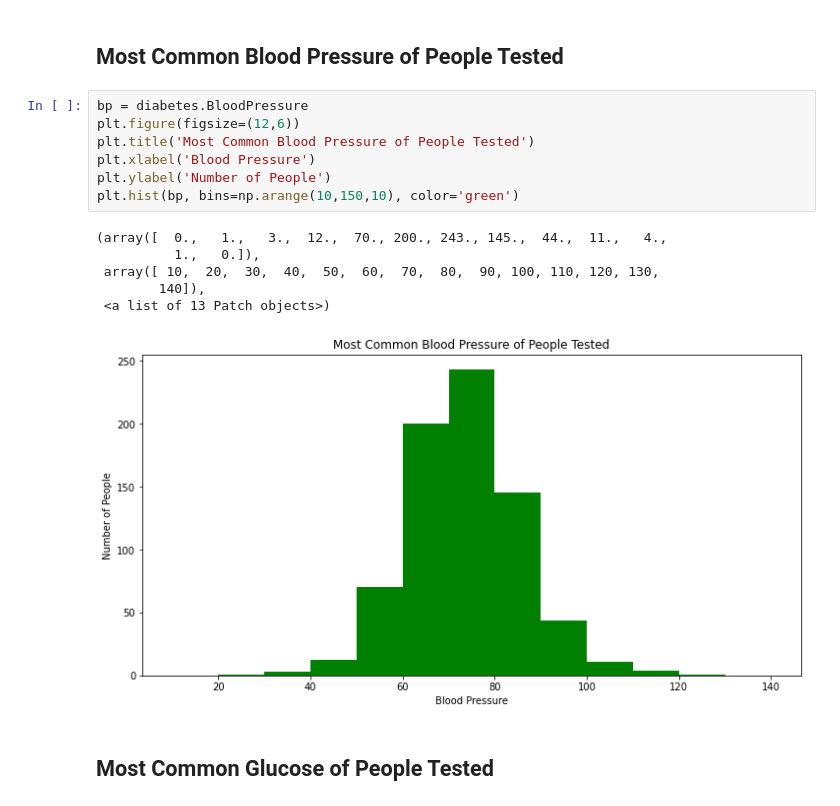
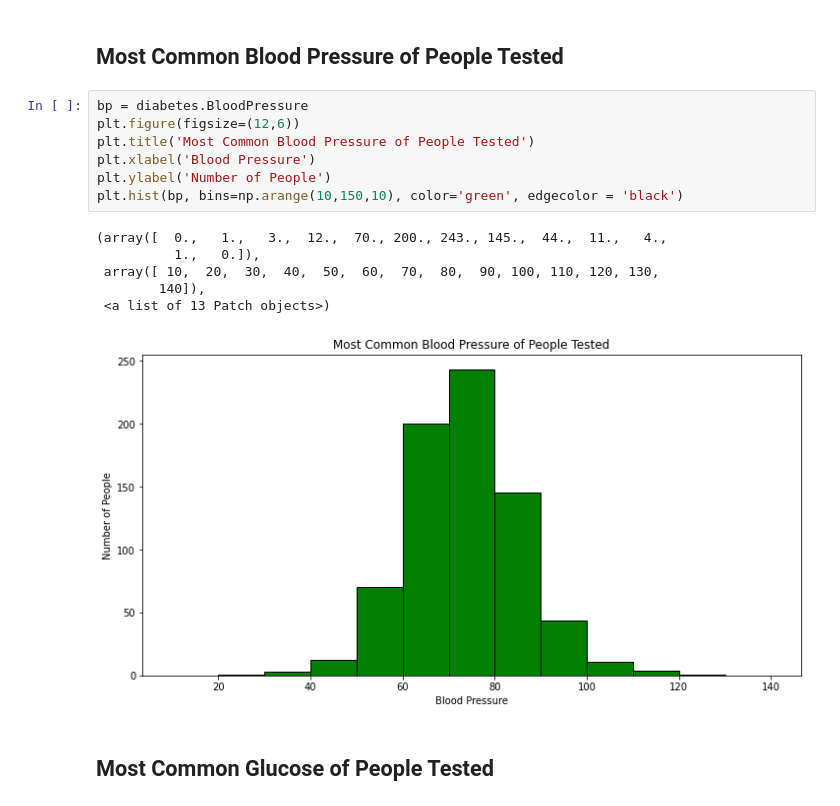
Before and after one commit to KSaxena01/DiabetesPrediction, a Jupyter notebook: diabetesPrediction.ipynb, the cells around one changed output. Saved outputs shown, nothing was run; the diff lists cells and outputs as text.

```diff
--- a/diabetesPrediction.ipynb
+++ b/diabetesPrediction.ipynb
@@ -53,17 +81,17 @@ plt.bar(top_age.index,top_age, width = 0.4)
 # %%
 bp = diabetes.BloodPressure
 plt.figure(figsize=(12,6))
 plt.title('Most Common Blood Pressure of People Tested')
 plt.xlabel('Blood Pressure')
 plt.ylabel('Number of People')
-plt.hist(bp, bins=np.arange(10,150,10), color='green')
+plt.hist(bp, bins=np.arange(10,150,10), color='green', edgecolor = 'black')
 # %% [output]
 (array([  0.,   1.,   3.,  12.,  70., 200., 243., 145.,  44.,  11.,   4.,
           1.,   0.]),
  array([ 10,  20,  30,  40,  50,  60,  70,  80,  90, 100, 110, 120, 130,
         140]),
  <a list of 13 Patch objects>)
-[figure, old version]
+[figure, new version]
 # %% [markdown]
 ## Most Common Glucose of People Tested
 # %%
```
Also changed, not shown: parts of 56 cells of this notebook.
